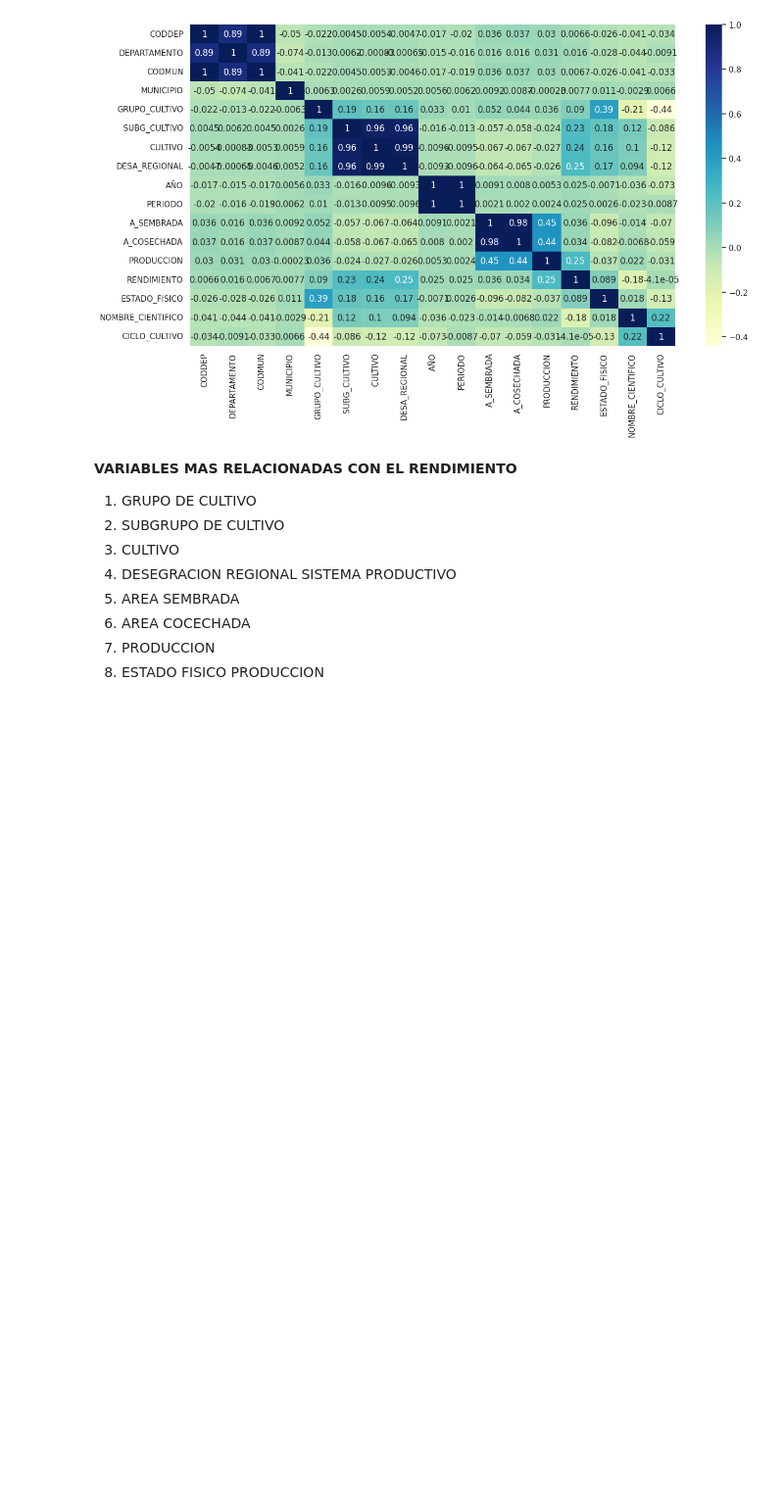
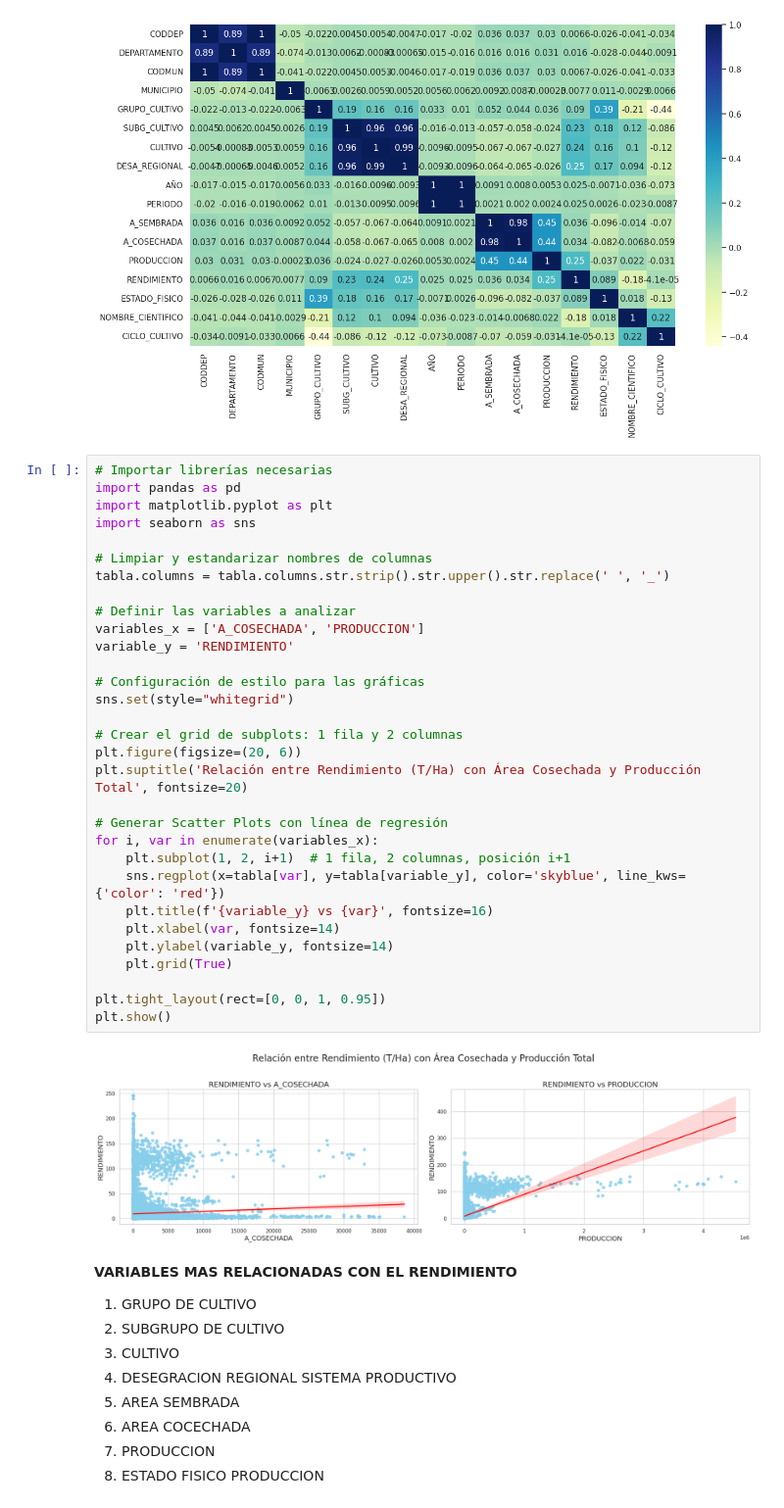
Before and after one commit to Yeco2003/CIP-yeison, a Jupyter notebook: proyectofinalCIP.ipynb, the cells around one changed output. Shown at 98% size. Cells and saved outputs as stored; diff of their text form; blank space fills up the shorter version.

```diff
--- a/proyectofinalCIP.ipynb
+++ b/proyectofinalCIP.ipynb
@@ -308,6 +308,39 @@ tabla_2.corr()["RENDIMIENTO"].sort_values(ascending=False)
 | NOMBRE_CIENTIFICO | -0.183707 |
 dtype: float64
 [figure]
+# %%
+# Importar librerías necesarias
+import pandas as pd
+import matplotlib.pyplot as plt
+import seaborn as sns
+
+# Limpiar y estandarizar nombres de columnas
+tabla.columns = tabla.columns.str.strip().str.upper().str.replace(' ', '_')
+
+# Definir las variables a analizar
+variables_x = ['A_COSECHADA', 'PRODUCCION']
+variable_y = 'RENDIMIENTO'
+
+# Configuración de estilo para las gráficas
+sns.set(style="whitegrid")
+
+# Crear el grid de subplots: 1 fila y 2 columnas
+plt.figure(figsize=(20, 6))
+plt.suptitle('Relación entre Rendimiento (T/Ha) con Área Cosechada y Producción Total', fontsize=20)
+
+# Generar Scatter Plots con línea de regresión
+for i, var in enumerate(variables_x):
+    plt.subplot(1, 2, i+1)  # 1 fila, 2 columnas, posición i+1
+    sns.regplot(x=tabla[var], y=tabla[variable_y], color='skyblue', line_kws={'color': 'red'})
+    plt.title(f'{variable_y} vs {var}', fontsize=16)
+    plt.xlabel(var, fontsize=14)
+    plt.ylabel(variable_y, fontsize=14)
+    plt.grid(True)
+
+plt.tight_layout(rect=[0, 0, 1, 0.95])
+plt.show()
+# %% [output]
+[figure, added]
 # %% [markdown]
 **VARIABLES MAS RELACIONADAS CON EL RENDIMIENTO**
 1.  GRUPO DE CULTIVO
```
Also changed, not shown: parts of 18 cells of this notebook.
